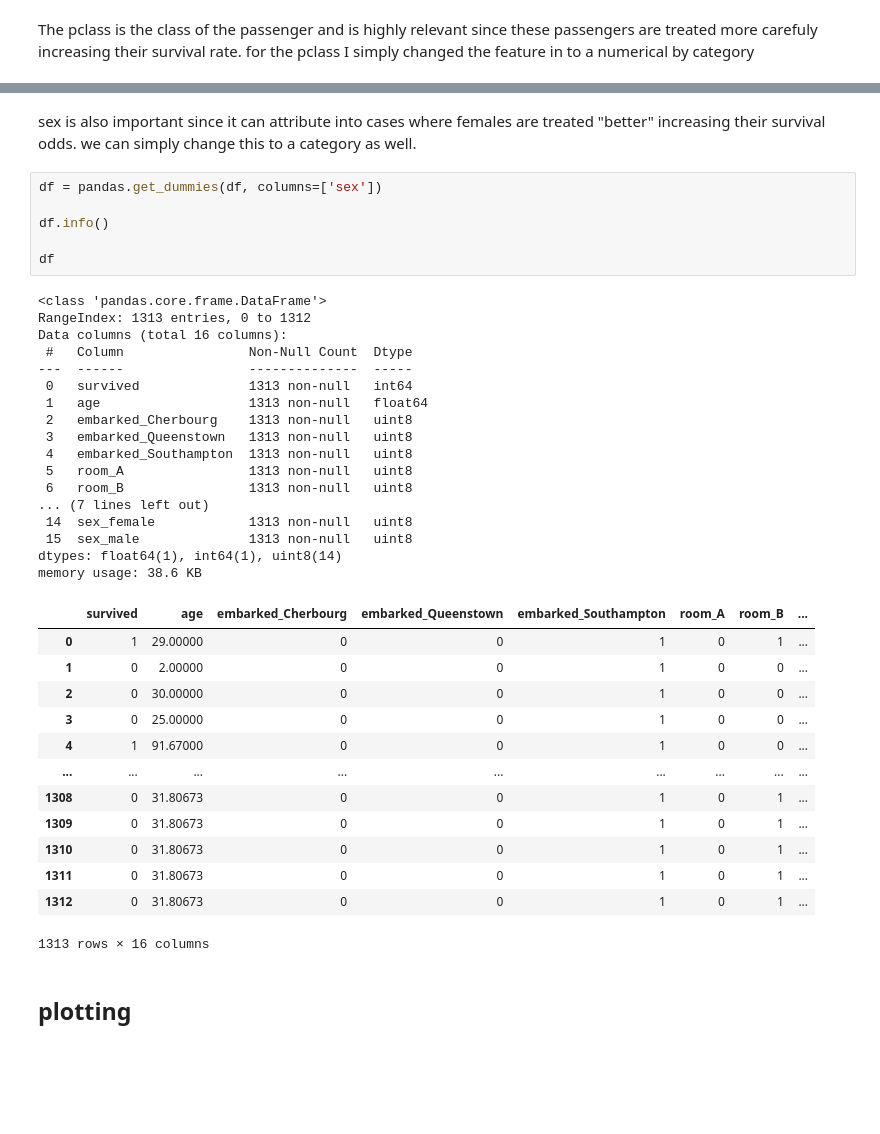
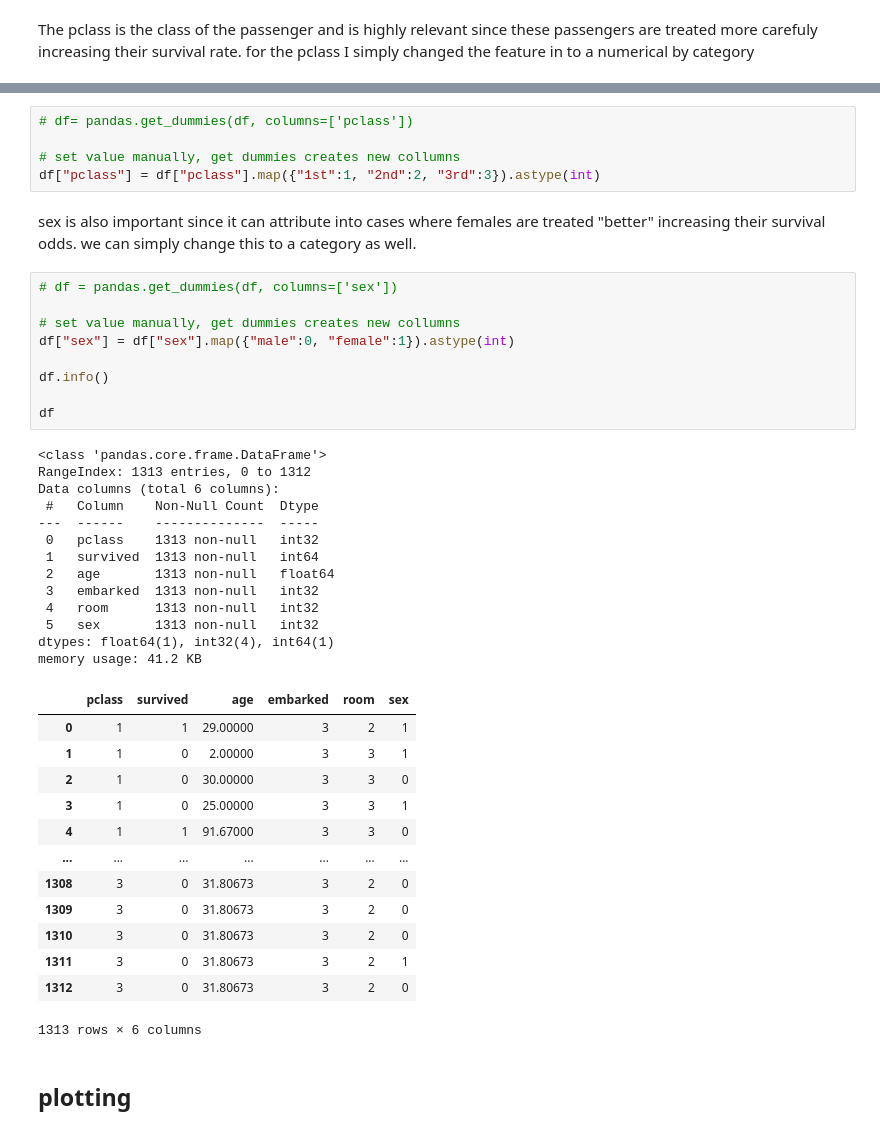
Before and after one commit to kerimcanguney/AI-Exercises, a Jupyter notebook: titanic/titanic 2.ipynb, the cells around one changed output, grey strips where cells are left out. Cells and saved outputs as stored; diff of their text form; blank space fills up the shorter version.

```diff
--- a/titanic/titanic 2.ipynb
+++ b/titanic/titanic 2.ipynb
@@ -141,42 +160,46 @@ df= pandas.get_dummies(df, columns=['pclass'])
+# %%
+# df= pandas.get_dummies(df, columns=['pclass'])
+
+# set value manually, get dummies creates new collumns
+df["pclass"] = df["pclass"].map({"1st":1, "2nd":2, "3rd":3}).astype(int)
 # %% [markdown]
 sex is also important since it can attribute into cases where females are treated "better" increasing their survival odds. we can simply change this to a category as well.
-# %%
-df = pandas.get_dummies(df, columns=['sex'])
-
-df.info()
-
-df
-# %% [output]
-<class 'pandas.core.frame.DataFrame'>
-RangeIndex: 1313 entries, 0 to 1312
-Data columns (total 16 columns):
- #   Column                Non-Null Count  Dtype
----  ------                --------------  -----
- 0   survived              1313 non-null   int64
- 1   age                   1313 non-null   float64
- 2   embarked_Cherbourg    1313 non-null   uint8
- 3   embarked_Queenstown   1313 non-null   uint8
- 4   embarked_Southampton  1313 non-null   uint8
- 5   room_A                1313 non-null   uint8
- 6   room_B                1313 non-null   uint8
-... (7 lines left out)
- 14  sex_female            1313 non-null   uint8
- 15  sex_male              1313 non-null   uint8
-dtypes: float64(1), int64(1), uint8(14)
-memory usage: 38.6 KB
-|  | survived | age | embarked_Cherbourg | embarked_Queenstown | embarked_Southampton | room_A | room_B | ... |
-| 0 | 1 | 29.00000 | 0 | 0 | 1 | 0 | 1 | ... |
-| 1 | 0 | 2.00000 | 0 | 0 | 1 | 0 | 0 | ... |
-| 2 | 0 | 30.00000 | 0 | 0 | 1 | 0 | 0 | ... |
-| 3 | 0 | 25.00000 | 0 | 0 | 1 | 0 | 0 | ... |
-| 4 | 1 | 91.67000 | 0 | 0 | 1 | 0 | 0 | ... |
-| ... | ... | ... | ... | ... | ... | ... | ... | ... |
-| 1308 | 0 | 31.80673 | 0 | 0 | 1 | 0 | 1 | ... |
-| 1309 | 0 | 31.80673 | 0 | 0 | 1 | 0 | 1 | ... |
-| 1310 | 0 | 31.80673 | 0 | 0 | 1 | 0 | 1 | ... |
-| 1311 | 0 | 31.80673 | 0 | 0 | 1 | 0 | 1 | ... |
-| 1312 | 0 | 31.80673 | 0 | 0 | 1 | 0 | 1 | ... |
-1313 rows × 16 columns
+# %%
+# df = pandas.get_dummies(df, columns=['sex'])
+
+# set value manually, get dummies creates new collumns
+df["sex"] = df["sex"].map({"male":0, "female":1}).astype(int)
+
+df.info()
+
+df
+# %% [output]
+<class 'pandas.core.frame.DataFrame'>
+RangeIndex: 1313 entries, 0 to 1312
+Data columns (total 6 columns):
+ #   Column    Non-Null Count  Dtype
+---  ------    --------------  -----
+ 0   pclass    1313 non-null   int32
+ 1   survived  1313 non-null   int64
+ 2   age       1313 non-null   float64
+ 3   embarked  1313 non-null   int32
+ 4   room      1313 non-null   int32
+ 5   sex       1313 non-null   int32
+dtypes: float64(1), int32(4), int64(1)
+memory usage: 41.2 KB
+|  | pclass | survived | age | embarked | room | sex |
+| 0 | 1 | 1 | 29.00000 | 3 | 2 | 1 |
+| 1 | 1 | 0 | 2.00000 | 3 | 3 | 1 |
+| 2 | 1 | 0 | 30.00000 | 3 | 3 | 0 |
+| 3 | 1 | 0 | 25.00000 | 3 | 3 | 1 |
+| 4 | 1 | 1 | 91.67000 | 3 | 3 | 0 |
+| ... | ... | ... | ... | ... | ... | ... |
+| 1308 | 3 | 0 | 31.80673 | 3 | 2 | 0 |
+| 1309 | 3 | 0 | 31.80673 | 3 | 2 | 0 |
+| 1310 | 3 | 0 | 31.80673 | 3 | 2 | 0 |
+| 1311 | 3 | 0 | 31.80673 | 3 | 2 | 1 |
+| 1312 | 3 | 0 | 31.80673 | 3 | 2 | 0 |
+1313 rows × 6 columns
 # %% [markdown]
 ## plotting
 # %%
```
Also changed, not shown: parts of 19 cells of this notebook, 1 other file.
